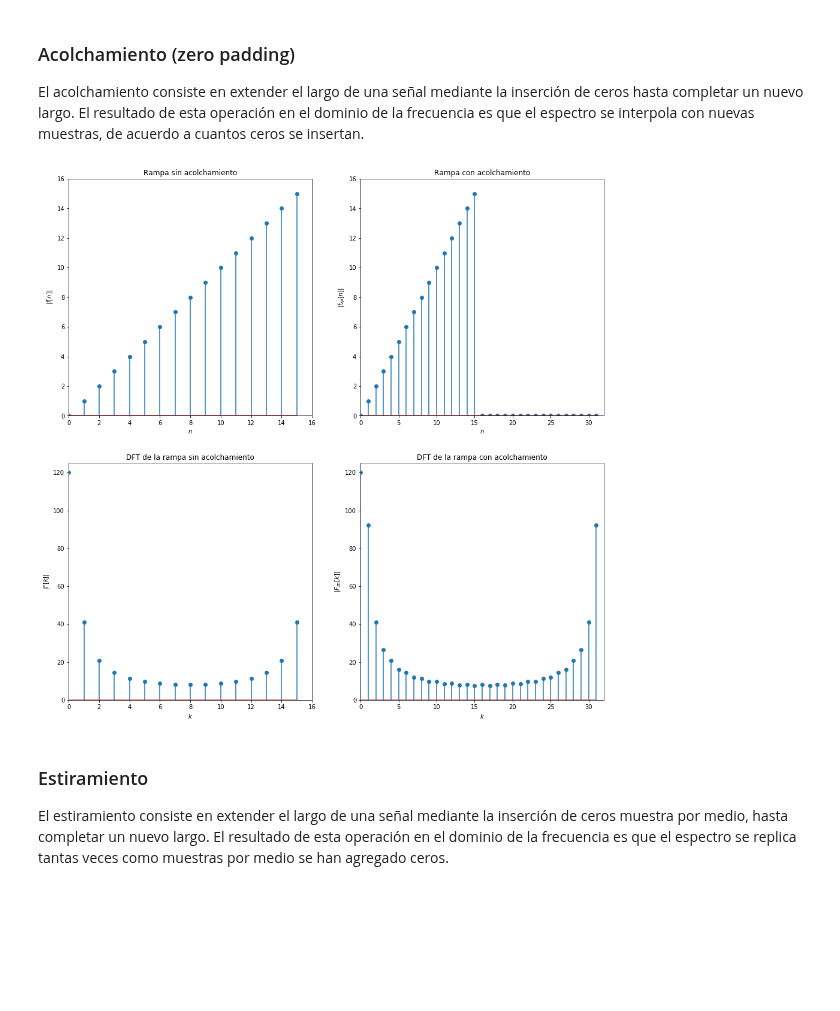
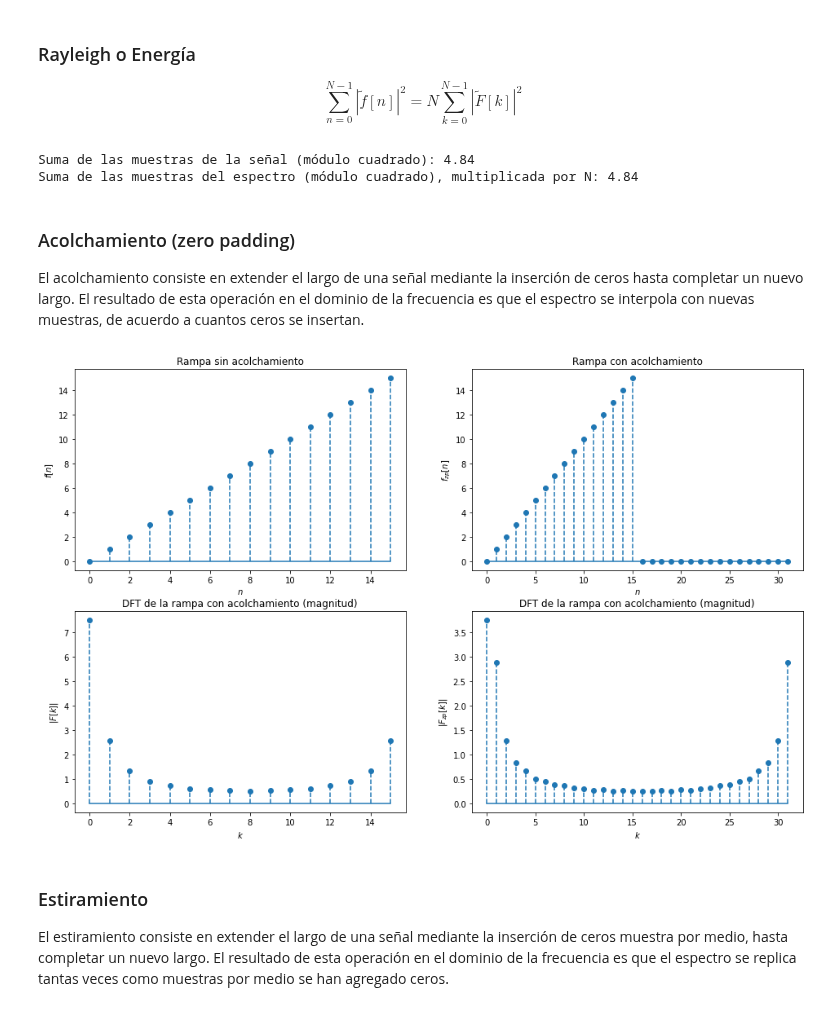
Before and after one commit to rodrigocadiz/senales_y_sistemas, a Jupyter notebook: 35-Propiedades_de_la_DFT.ipynb, the cells around one changed output. Drawn from its saved outputs; the diff is of its cells as text; code cells hidden in the pictures; blank space fills up the shorter version.

```diff
--- a/35-Propiedades_de_la_DFT.ipynb
+++ b/35-Propiedades_de_la_DFT.ipynb
@@ -88,55 +379,57 @@ $$ \sum_{n=0}^{N-1} |\tilde{f}[n]|^2 = N \sum_{k=0}^{N-1} |\tilde{F}[k]|^2 $$
+# %% [markdown]
+### Rayleigh o Energía
+
+$$ \sum_{n=0}^{N-1} |\tilde{f}[n]|^2 = N \sum_{k=0}^{N-1} |\tilde{F}[k]|^2 $$
+# %%
+import numpy as np
+import sys_functions
+
+%matplotlib inline
+
+N = 16  # largo de la señal
+samples = np.arange(N)
+f = (1/N)*samples*np.ones(N) # señal rampa
+F = sys_functions.DFT(f) # DFT de la señal rampa
+
+print('Suma de las muestras de la señal (módulo cuadrado): {:.2f}'.format(np.sum(np.abs(f)*np.abs(f))))
+print('Suma de las muestras del espectro (módulo cuadrado), multiplicada por N: {:.2f}'.format(N*np.sum(np.abs(F)*np.abs(F))))
+# %% [output]
+Suma de las muestras de la señal (módulo cuadrado): 4.84
+Suma de las muestras del espectro (módulo cuadrado), multiplicada por N: 4.84
 # %% [markdown]
 <a name="acolchamiento"></a>
 ### Acolchamiento (zero padding)
 El acolchamiento consiste en extender el largo de una señal mediante la inserción de ceros hasta completar un nuevo largo. El resultado de esta operación en el dominio de la frecuencia es que el espectro se interpola con nuevas muestras, de acuerdo a cuantos ceros se insertan.
 # %%
+import matplotlib.pyplot as plt
+import numpy as np
+import sys_functions
+
 %matplotlib inline
-import numpy as np
-import matplotlib.pyplot as plt
 
-N = 16  # length of the signal
-M = 32  # length of zero-padded signal
+N = 16  # largo de la señal original
+M = 32  # largo de la señal acolchada
 
-f = np.arange(N)*np.ones(N)
-F = np.fft.fft(f)
-# DFT of the zero-padded exponential signal
-fzp = np.concatenate((f, np.zeros(M-N)))
-Fzp = np.fft.fft(fzp)
+f = np.arange(N)*np.ones(N) # señal original
+F = np.abs(sys_functions.DFT(f)) #DFT de la señal original (magnitud)
+fzp = np.concatenate((f, np.zeros(M-N))) #señal acolchada
+Fzp = np.abs(sys_functions.DFT(fzp)) #DFT de la señal acolchada (magnitud)
 
-
-# plot spectra
-plt.figure(figsize = (16, 16))
+plt.figure(figsize = (16, 10))
 
 plt.subplot(221)
-plt.stem(np.arange(N),f,use_line_collection=True)
-plt.title(r'Rampa sin acolchamiento')
-plt.xlabel(r'$n$')
-plt.ylabel(r'$|f[n]|$')
-plt.axis([0, N, 0, N])
+sys_functions.plotSequence(f,'Rampa sin acolchamiento',xlabel='$n$',ylabel='$f[n]$')
 
 plt.subplot(222)
-plt.stem(np.arange(M),fzp,use_line_collection=True)
-plt.title(r'Rampa con acolchamiento')
-plt.xlabel(r'$n$')
-plt.ylabel(r'$|f_{zp}[n]|$')
-plt.axis([0, M, 0, N]);
-
+sys_functions.plotSequence(fzp,'Rampa con acolchamiento',xlabel='$n$',ylabel='$f_{zp}[n]$')
 
 plt.subplot(223)
-plt.stem(np.arange(N),np.abs(F),use_line_collection=True)
-plt.title(r'DFT de la rampa sin acolchamiento')
-plt.xlabel(r'$k$')
-plt.ylabel(r'$|F[k]|$')
-plt.axis([0, N, 0, 125])
+sys_functions.plotSequence(F,'DFT de la rampa con acolchamiento (magnitud)',xlabel='$k$',ylabel='$|F[k]|$')
 
 plt.subplot(224)
-plt.stem(np.arange(M),np.abs(Fzp),use_line_collection=True)
-plt.title(r'DFT de la rampa con acolchamiento')
-plt.xlabel(r'$k$')
-plt.ylabel(r'$|F_{zp}[k]|$')
-plt.axis([0, M, 0, 125]);
+sys_functions.plotSequence(Fzp,'DFT de la rampa con acolchamiento (magnitud)',xlabel='$k$',ylabel='|$F_{zp}[k]$|')
 # %% [output]
-[figure, old version]
+[figure, new version]
 # %% [markdown]
 ### Estiramiento
 El estiramiento consiste en extender el largo de una señal mediante la inserción de ceros muestra por medio, hasta completar un nuevo largo. El resultado de esta operación en el dominio de la frecuencia es que el espectro se replica tantas veces como muestras por medio se han agregado ceros.
```
Also changed, not shown: parts of 22 cells of this notebook, 13 other files.
